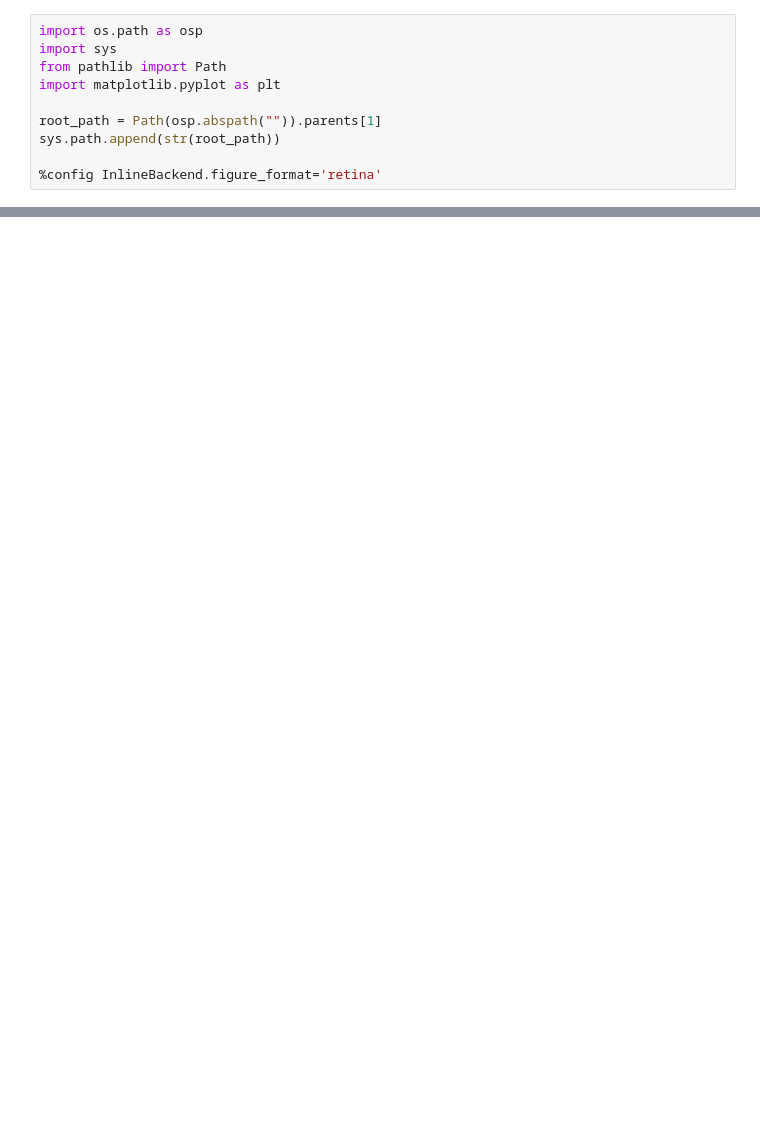
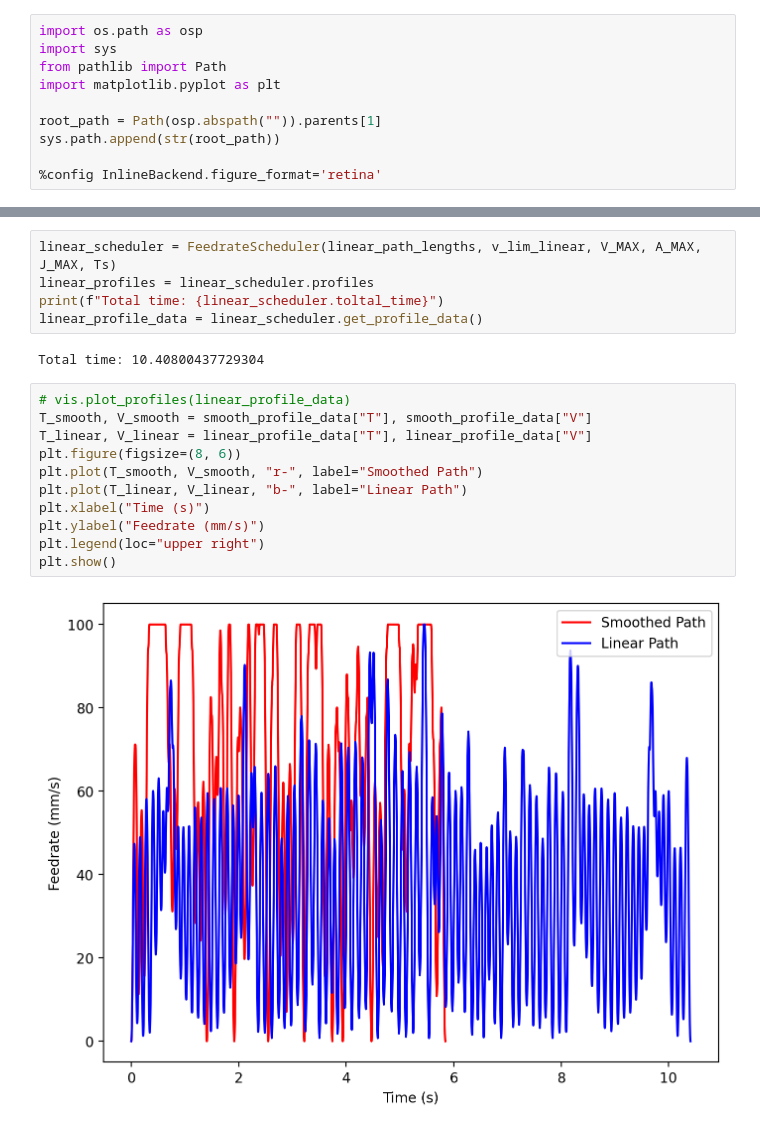
Before and after one commit to Theigrams/cnc_interpolation, a Jupyter notebook: papers/Zhao2013/Butterfly.ipynb, the cells around one changed output, grey strips where cells are left out. Saved outputs shown, nothing was run; the diff lists cells and outputs as text; blank space fills up the shorter version.

```diff
--- a/papers/Zhao2013/Butterfly.ipynb
+++ b/papers/Zhao2013/Butterfly.ipynb
@@ -64,0 +86,20 @@ plt.show()
+# %%
+linear_scheduler = FeedrateScheduler(linear_path_lengths, v_lim_linear, V_MAX, A_MAX, J_MAX, Ts)
+linear_profiles = linear_scheduler.profiles
+print(f"Total time: {linear_scheduler.toltal_time}")
+linear_profile_data = linear_scheduler.get_profile_data()
+# %% [output]
+Total time: 10.40800437729304
+# %%
+# vis.plot_profiles(linear_profile_data)
+T_smooth, V_smooth = smooth_profile_data["T"], smooth_profile_data["V"]
+T_linear, V_linear = linear_profile_data["T"], linear_profile_data["V"]
+plt.figure(figsize=(8, 6))
+plt.plot(T_smooth, V_smooth, "r-", label="Smoothed Path")
+plt.plot(T_linear, V_linear, "b-", label="Linear Path")
+plt.xlabel("Time (s)")
+plt.ylabel("Feedrate (mm/s)")
+plt.legend(loc="upper right")
+plt.show()
+# %% [output]
+[figure, added]
```
Also changed, not shown: parts of 8 cells of this notebook, 1 other file.
